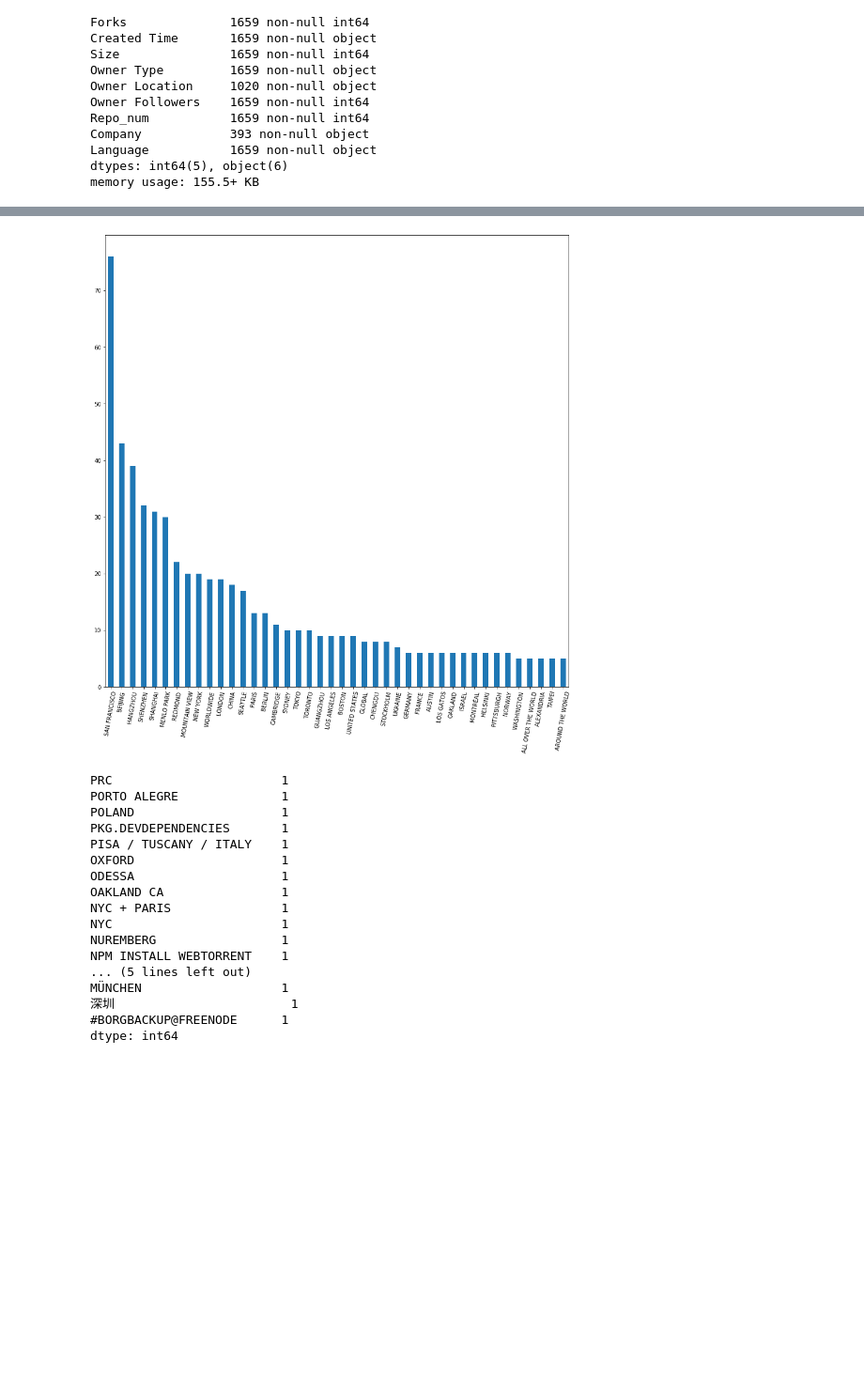
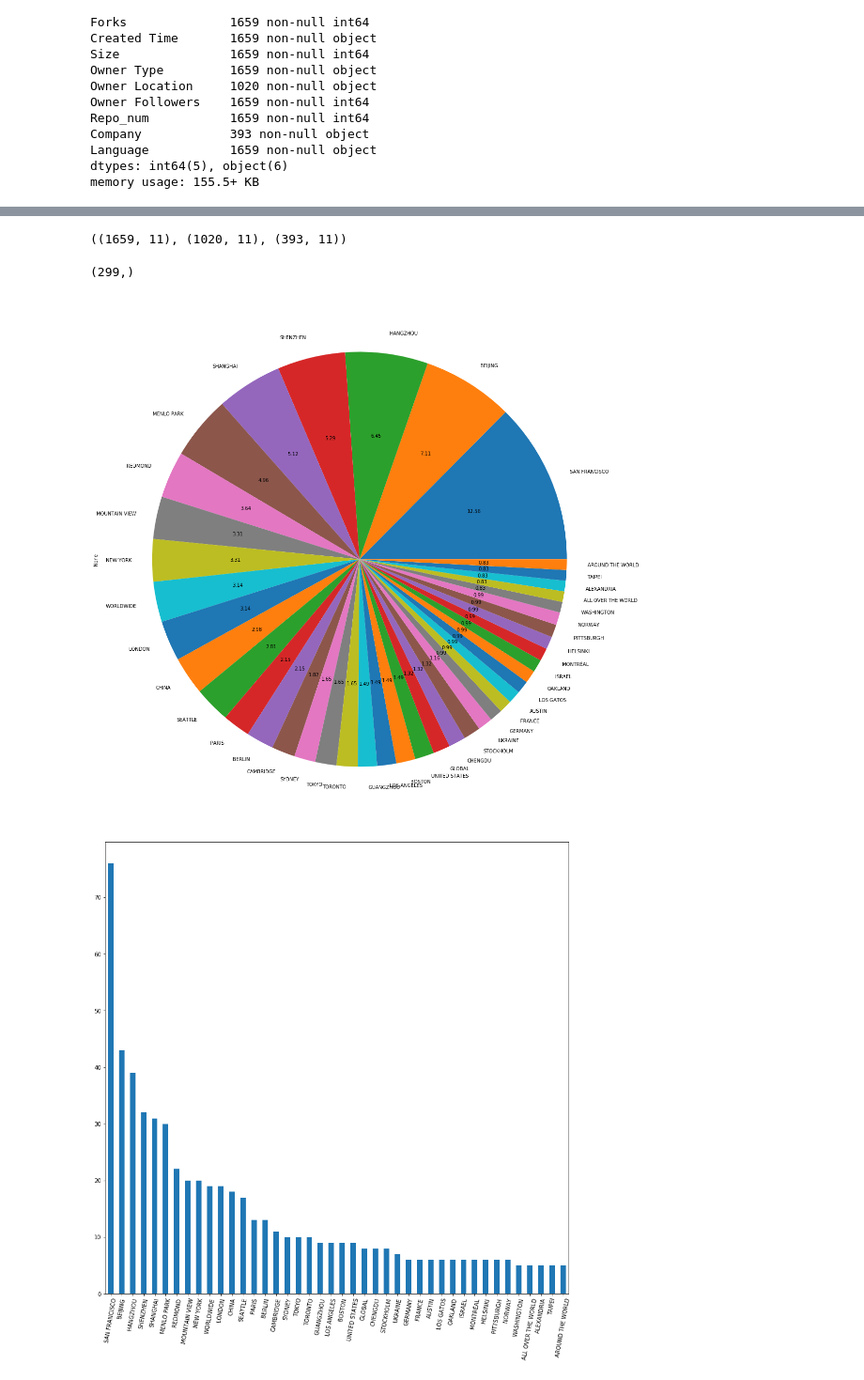
Before and after one commit to Chenyang-Zhang/-Python-, a Jupyter notebook: code/Analyze.ipynb, the cells around one changed output, grey strips where cells are left out. Shown at 94% size. Drawn from its saved outputs; the diff is of its cells as text; code cells hidden in the pictures; blank space fills up the shorter version.

```diff
--- a/code/Analyze.ipynb
+++ b/code/Analyze.ipynb
@@ -108,42 +193,34 @@ data
 # %%
-data_loc = data[data['Owner Location'] != 'NaN']
+#获得有位置信息的行和有公司信息的行
+data_loc = data.dropna(subset = ['Owner Location'])
 data_loc.to_excel('../data/Github_loc.xlsx')
-data_comp = data[data['Company'] != 'NaN']
+data_comp = data.dropna(subset = ['Company'])
 data_comp.to_excel('../data/Github_comp.xlsx')
+data.shape, data_loc.shape, data_comp.shape
+#由此可见，大部分资料是有缺失的
+# %% [output]
+((1659, 11), (1020, 11), (393, 11))
 # %%
 #print location information
 loc = data_loc.groupby('Owner Location').apply(len)
+#print(loc.shape)
 #因为获得的位置信息格式过于凌乱，暂时没有找到很好的方法进行完整统一，只尝试进行了初步的统一
-loc.index = [x.upper() for x in loc.index]
-loc.index = [x.split(',')[0] for x in loc.index]
+loc.index = [x.upper().split(',')[0] for x in loc.index]
 #loc['OTHERS'] = 0
 loc = loc.groupby(loc.index).sum()
 loc = loc.sort_values(ascending = False)
+plt.figure(figsize = (20,20))
+loc[loc.values >=5].plot(kind = 'pie', autopct = '%.2f')
+plt.savefig('../picture/loc_pie.png')
 plt.figure(figsize = (15,15))
-loc[loc.values >=5].plot(kind = 'bar')
+loc[loc.values >= 5].plot(kind = 'bar')
 plt.xticks(rotation = 80)
-plt.savefig('../picture/loc.png')
-plt.show()
-loc.tail(20)
+plt.savefig('../picture/loc_bar.png')
+loc.shape
 # %% [output]
+(299,)
-[figure, old version]
+[figure, new version]
-PRC                       1
-PORTO ALEGRE              1
-POLAND                    1
-PKG.DEVDEPENDENCIES       1
-PISA / TUSCANY / ITALY    1
-OXFORD                    1
-ODESSA                    1
-OAKLAND CA                1
-NYC + PARIS               1
-NYC                       1
-NUREMBERG                 1
-NPM INSTALL WEBTORRENT    1
-... (5 lines left out)
-MÜNCHEN                   1
-深圳                        1
-#BORGBACKUP@FREENODE      1
-dtype: int64
+[figure, added]
 # %%
 company = data_comp.groupby('Company').apply(len)
 company.index = [x.split(',')[0].split('.')[0].strip('@').upper() for x in company.index]
```
Also changed, not shown: parts of 15 cells of this notebook, 11 other files.
